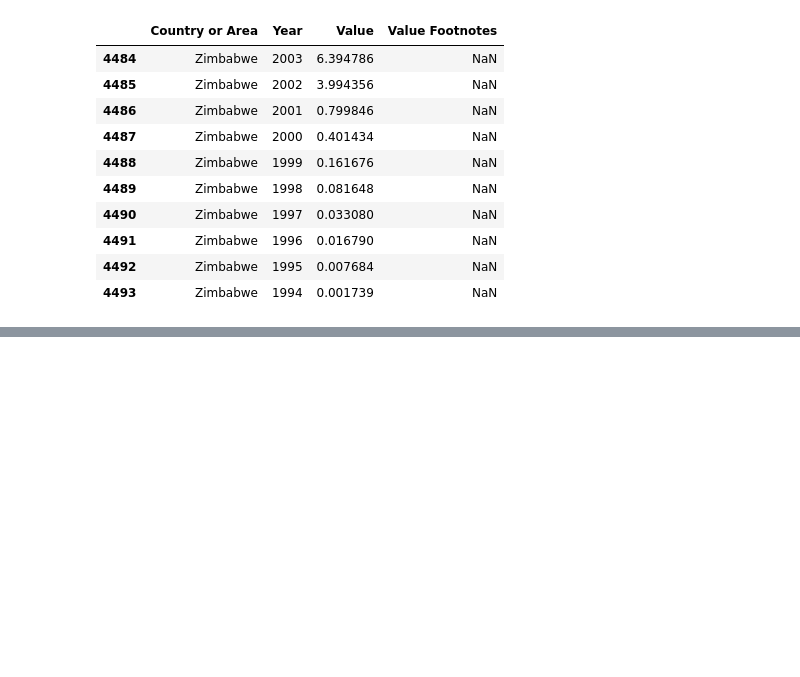
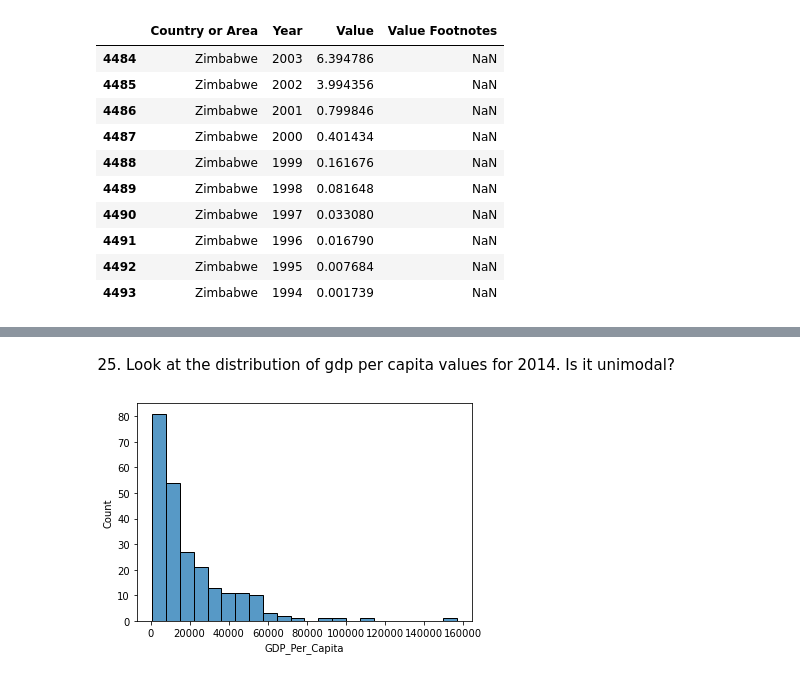
Before and after one commit to chrismack698/gdp-and-internet-usage-chrismack698, a Jupyter notebook: notebook/Python_GDP_Internet_Project.ipynb, the cells around one changed output, grey strips where cells are left out. Cells and saved outputs as stored; diff of their text form; code cells hidden in the pictures; blank space fills up the shorter version.

```diff
--- a/notebook/Python_GDP_Internet_Project.ipynb
+++ b/notebook/Python_GDP_Internet_Project.ipynb
@@ -97,0 +371,6 @@ internet_df.tail(10)
+# %% [markdown]
+25. Look at the distribution of gdp per capita values for 2014. Is it unimodal?
+# %%
+histogram_2014_gdp = sns.histplot(data=df_2014, x = 'GDP_Per_Capita')
+# %% [output]
+[figure, added]
```
Also changed, not shown: parts of 71 cells of this notebook, 1 other file.
